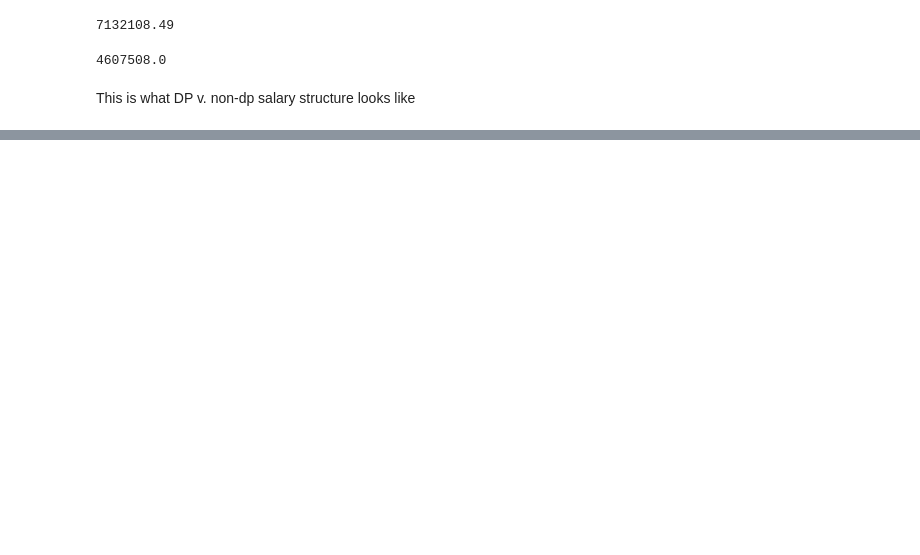
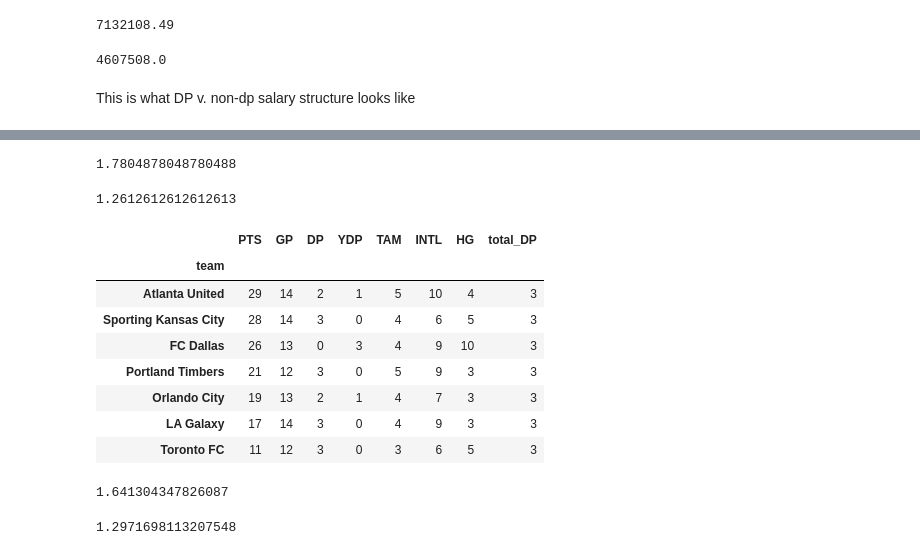
Before and after one commit to eggarcia28/MLS-Salaries, a Jupyter notebook: MLSPU Salaries.ipynb, the cells around one changed output, grey strips where cells are left out. Saved outputs shown, nothing was run; the diff lists cells and outputs as text; code cells hidden in the pictures; blank space fills up the shorter version.

```diff
--- a/MLSPU Salaries.ipynb
+++ b/MLSPU Salaries.ipynb
@@ -259,0 +446,28 @@ This is what DP v. non-dp salary structure looks like
+# %%
+mls[(mls['INTL'] >= 8) & (mls['total_DP'] == 3)]['PTS'].sum() / mls[(mls['INTL'] >= 8) & (mls['total_DP'] == 3)]['GP'].sum()
+# %% [output]
+1.7804878048780488
+# %%
+mls[(mls['INTL'] < 8) | (mls['total_DP'] < 3)]['PTS'].sum() / mls[(mls['INTL'] < 8) | (mls['total_DP'] < 3)]['GP'].sum()
+# %% [output]
+1.2612612612612613
+# %%
+mls[(mls['TAM'] >= 3) & (mls['total_DP'] == 3)]
+# %% [output]
+|  | PTS | GP | DP | YDP | TAM | INTL | HG | total_DP |
+| team |  |  |  |  |  |  |  |  |
+| Atlanta United | 29 | 14 | 2 | 1 | 5 | 10 | 4 | 3 |
+| Sporting Kansas City | 28 | 14 | 3 | 0 | 4 | 6 | 5 | 3 |
+| FC Dallas | 26 | 13 | 0 | 3 | 4 | 9 | 10 | 3 |
+| Portland Timbers | 21 | 12 | 3 | 0 | 5 | 9 | 3 | 3 |
+| Orlando City | 19 | 13 | 2 | 1 | 4 | 7 | 3 | 3 |
+| LA Galaxy | 17 | 14 | 3 | 0 | 4 | 9 | 3 | 3 |
+| Toronto FC | 11 | 12 | 3 | 0 | 3 | 6 | 5 | 3 |
+# %%
+mls[(mls['TAM'] >= 3) & (mls['total_DP'] == 3)]['PTS'].sum() / mls[(mls['TAM'] >= 3) & (mls['total_DP'] == 3)]['GP'].sum()
+# %% [output]
+1.641304347826087
+# %%
+mls[(mls['TAM'] < 3) | (mls['total_DP'] < 3)]['PTS'].sum() / mls[(mls['TAM'] < 3) | (mls['total_DP'] < 3)]['GP'].sum()
+# %% [output]
+1.2971698113207548
```
Also changed, not shown: parts of 43 cells of this notebook.
